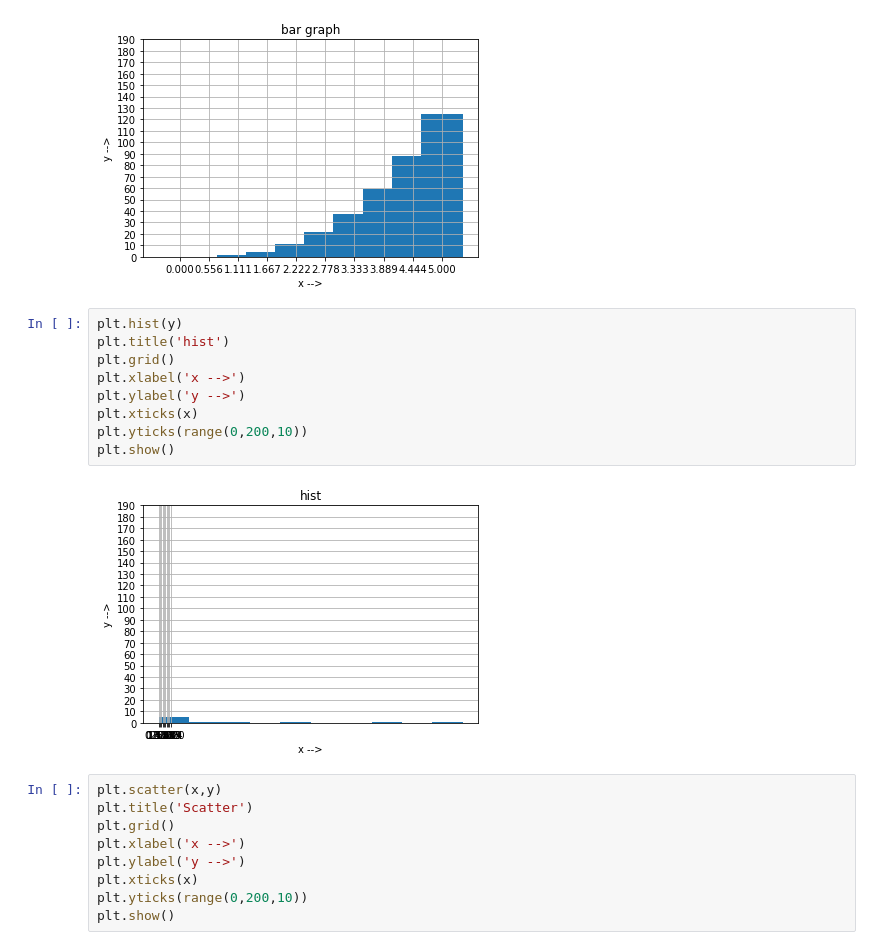
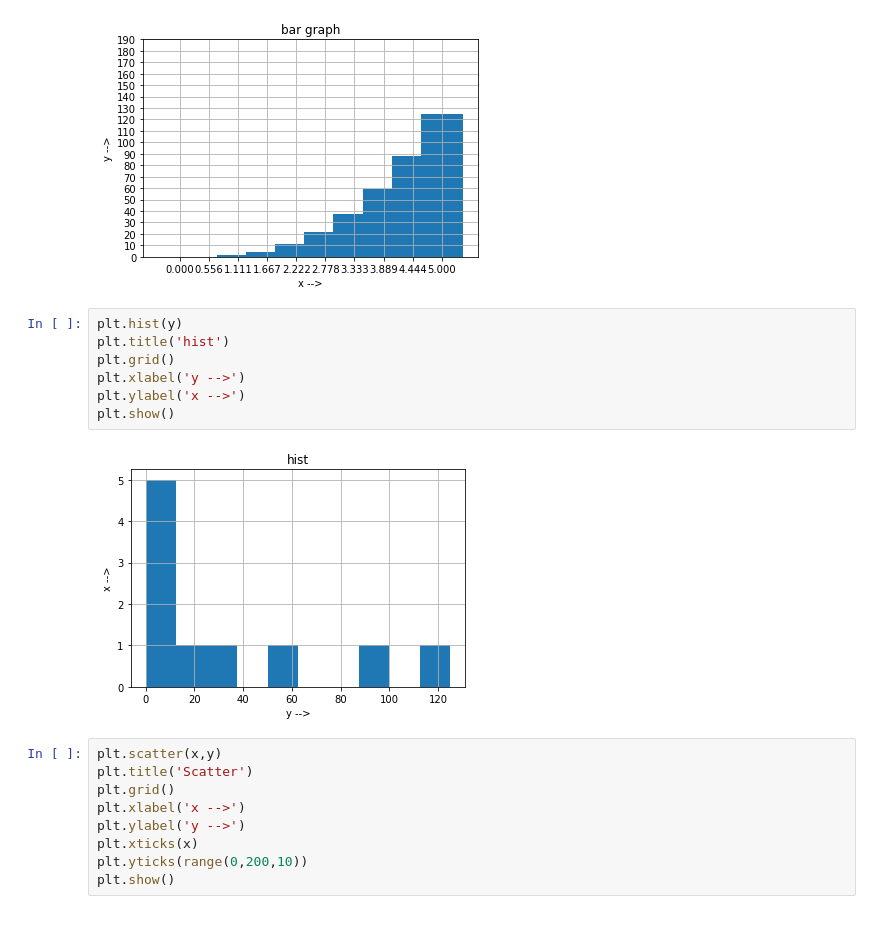
Before and after one commit to YagyeshJindal/jecrc_cs_sep22, a Jupyter notebook: day12/day17.ipynb, the cells around one changed output. Drawn from its saved outputs; the diff is of its cells as text.

```diff
--- a/day12/day17.ipynb
+++ b/day12/day17.ipynb
@@ -50,14 +50,12 @@ plt.show()
 # %%
 plt.hist(y)
 plt.title('hist')
 plt.grid()
-plt.xlabel('x -->')
-plt.ylabel('y -->')
-plt.xticks(x)
-plt.yticks(range(0,200,10))
+plt.xlabel('y -->')
+plt.ylabel('x -->')
 plt.show()
 # %% [output]
-[figure, old version]
+[figure, new version]
 # %%
 plt.scatter(x,y)
 plt.title('Scatter')
```
Also changed, not shown: 7 other files.
